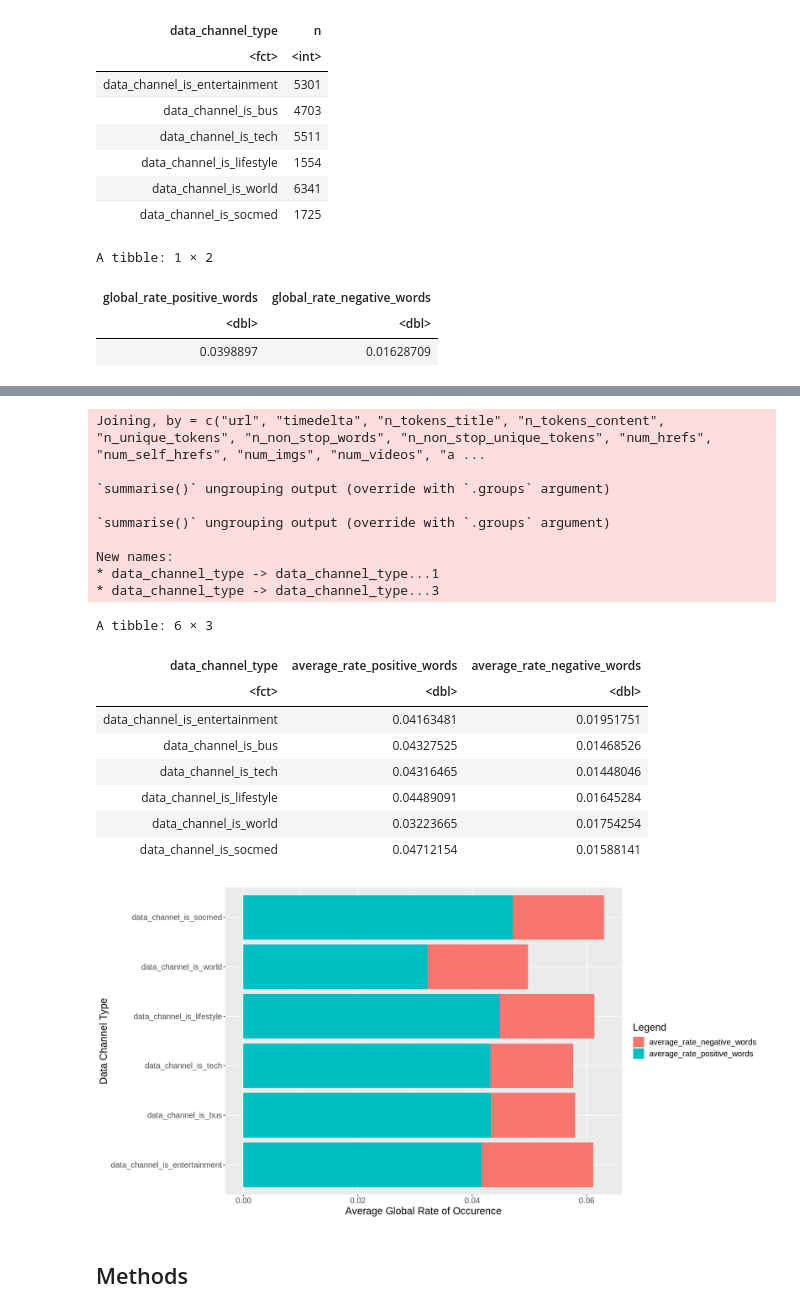
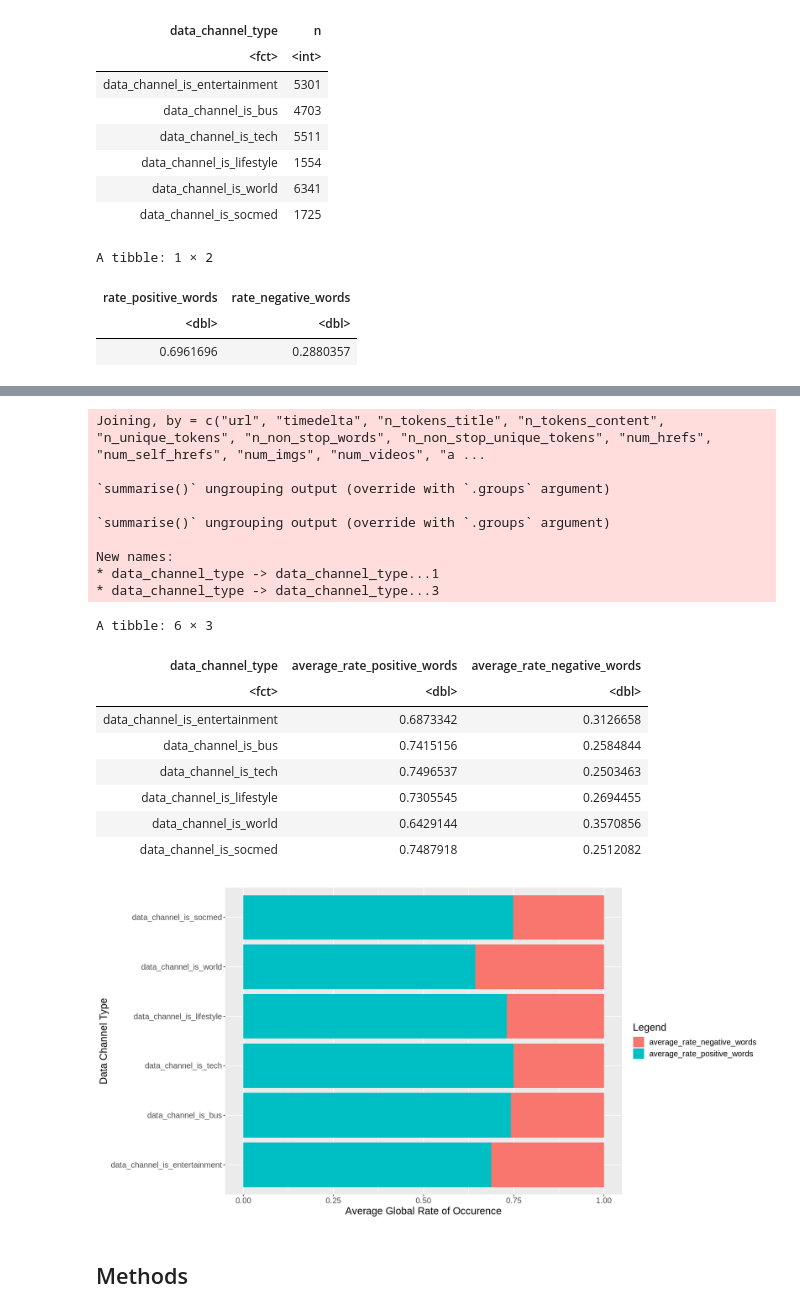
Before and after one commit to mahdiheydar/DSCI100Project, a Jupyter notebook: Proposal.ipynb, the cells around one changed output, grey strips where cells are left out. Saved outputs shown, nothing was run; the diff lists cells and outputs as text; code cells hidden in the pictures.

```diff
--- a/Proposal.ipynb
+++ b/Proposal.ipynb
@@ -163,7 +163,7 @@ A tibble: 6 × 2
 | data_channel_is_socmed | 1725 |
 # %%
 predictors_avg <- news_training %>%
-    select(global_rate_positive_words, global_rate_negative_words) %>%
+    select(rate_positive_words, rate_negative_words) %>%
     map_df(mean)
 predictors_avg
 
@@ -174,12 +174,12 @@ predictors_avg
 # to make our classifier useful. There is quite a large difference, so our classifier should yield interesting results.
 # %% [output]
 A tibble: 1 × 2
-| global_rate_positive_words | global_rate_negative_words |
+| rate_positive_words | rate_negative_words |
 | <dbl> | <dbl> |
-| 0.0398897 | 0.01628709 |
+| 0.6961696 | 0.2880357 |
 # %%
 missing <- news_training %>%
-    filter(global_rate_positive_words == 0 & global_rate_negative_words == 0)
+    filter(rate_positive_words == 0 & rate_negative_words == 0)
 
 missing
 
@@ -206,10 +206,10 @@ without_zeros <- news_training %>%
 
 grouped_pos <- without_zeros %>%
     group_by(data_channel_type) %>%
-    summarize(avg_pos = mean(global_rate_positive_words))
+    summarize(avg_pos = mean(rate_positive_words))
 grouped_neg <- without_zeros %>%
     group_by(data_channel_type) %>%
-    summarize(avg_neg = mean(global_rate_negative_words))
+    summarize(avg_neg = mean(rate_negative_words))
 avg_together <- grouped_pos %>%
     bind_cols(grouped_neg) %>%
     select(-data_channel_type...3)
@@ -217,40 +217,40 @@ colnames(avg_together) <- c('data_channel_type', 'average_rate_positive_words',
 avg_together
 
 options(repr.plot.width = 14, repr.plot.height=7)
 viz <- avg_together %>%
     gather('key', 'value', -c(data_channel_type)) %>%
     ggplot(aes(x=data_channel_type, y=value, group=key, fill=key)) +
     geom_bar(stat='identity') +
     coord_flip() +
     labs(x='Data Channel Type', y='Average Global Rate of Occurence', fill='Legend') +
     theme(text=element_text(size=15))
 viz
 
 # DESCRIPTION
 
 # This plot shows a distribution of the average rate of both positive and negative words within each data channel category.
 # This plot guides us in predicting how our classifier should behave in classifying different data channel types from their global rates
 # of positive and negative words by providing us the average relative proportions among each group.
 # %% [output]
 Joining, by = c("url", "timedelta", "n_tokens_title", "n_tokens_content", "n_unique_tokens", "n_non_stop_words", "n_non_stop_unique_tokens", "num_hrefs", "num_self_hrefs", "num_imgs", "num_videos", "a ...
 
 `summarise()` ungrouping output (override with `.groups` argument)
 
 `summarise()` ungrouping output (override with `.groups` argument)
 
 New names:
 * data_channel_type -> data_channel_type...1
 * data_channel_type -> data_channel_type...3
 A tibble: 6 × 3
 | data_channel_type | average_rate_positive_words | average_rate_negative_words |
 | <fct> | <dbl> | <dbl> |
-| data_channel_is_entertainment | 0.04163481 | 0.01951751 |
-| data_channel_is_bus | 0.04327525 | 0.01468526 |
-| data_channel_is_tech | 0.04316465 | 0.01448046 |
-| data_channel_is_lifestyle | 0.04489091 | 0.01645284 |
-| data_channel_is_world | 0.03223665 | 0.01754254 |
-| data_channel_is_socmed | 0.04712154 | 0.01588141 |
+| data_channel_is_entertainment | 0.6873342 | 0.3126658 |
+| data_channel_is_bus | 0.7415156 | 0.2584844 |
+| data_channel_is_tech | 0.7496537 | 0.2503463 |
+| data_channel_is_lifestyle | 0.7305545 | 0.2694455 |
+| data_channel_is_world | 0.6429144 | 0.3570856 |
+| data_channel_is_socmed | 0.7487918 | 0.2512082 |
-[figure, old version]
+[figure, new version]
 # %% [markdown]
 ## Methods
 # %% [markdown]
```
